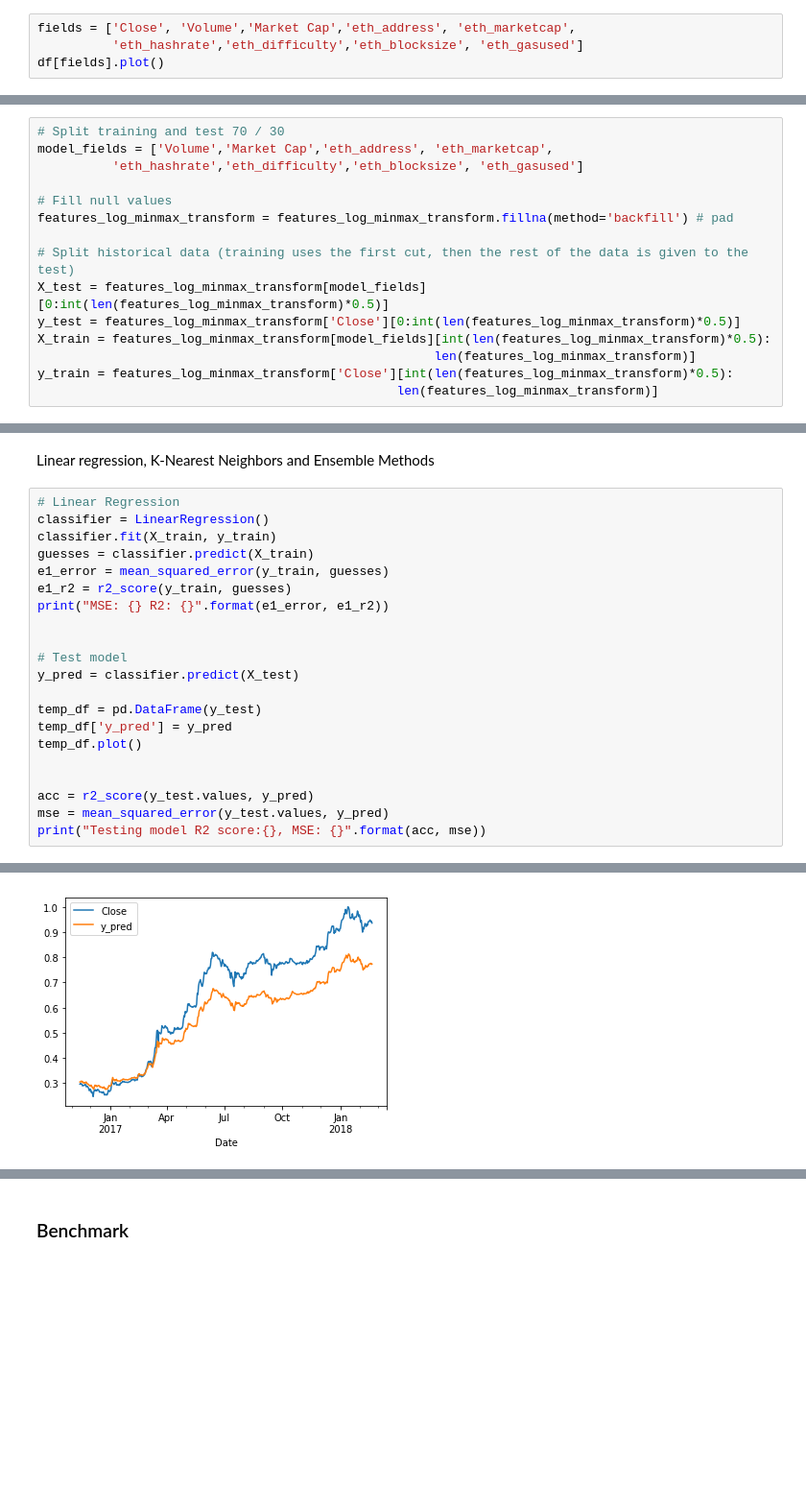
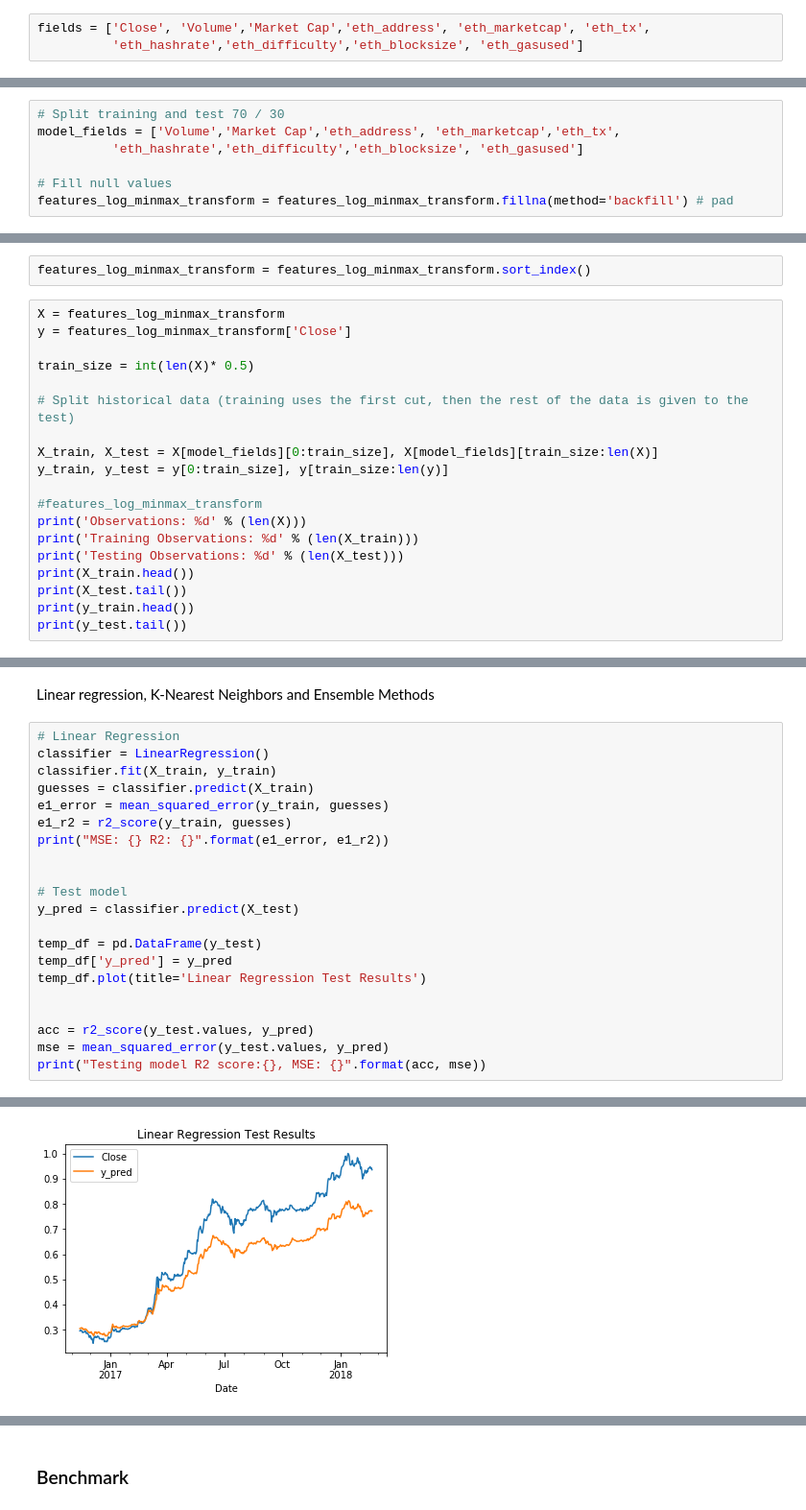
Before and after one commit to nkittsteiner/MLND-capstone-project, a Jupyter notebook: MLND_proposal.ipynb, the cells around one changed output, grey strips where cells are left out. Shown at 96% size. Drawn from its saved outputs; the diff is of its cells as text; blank space fills up the shorter version.

Commit message:
First revision

```diff
--- a/MLND_proposal.ipynb
+++ b/MLND_proposal.ipynb
@@ -143,4 +147,3 @@ heatmap(df.corr(),yticklabels=df.columns, xticklabels=df.columns)
 # %%
-fields = ['Close', 'Volume','Market Cap','eth_address', 'eth_marketcap',
+fields = ['Close', 'Volume','Market Cap','eth_address', 'eth_marketcap', 'eth_tx',
           'eth_hashrate','eth_difficulty','eth_blocksize', 'eth_gasused']
-df[fields].plot()
@@ -172,15 +177,7 @@ features_log_minmax_transform[:100][fields].plot(figsize=(20,10))
 # %%
 # Split training and test 70 / 30
-model_fields = ['Volume','Market Cap','eth_address', 'eth_marketcap',
+model_fields = ['Volume','Market Cap','eth_address', 'eth_marketcap','eth_tx',
           'eth_hashrate','eth_difficulty','eth_blocksize', 'eth_gasused']
 
 # Fill null values
 features_log_minmax_transform = features_log_minmax_transform.fillna(method='backfill') # pad
-
-# Split historical data (training uses the first cut, then the rest of the data is given to the test)
-X_test = features_log_minmax_transform[model_fields][0:int(len(features_log_minmax_transform)*0.5)]
-y_test = features_log_minmax_transform['Close'][0:int(len(features_log_minmax_transform)*0.5)]
-X_train = features_log_minmax_transform[model_fields][int(len(features_log_minmax_transform)*0.5):
-                                                     len(features_log_minmax_transform)]
-y_train = features_log_minmax_transform['Close'][int(len(features_log_minmax_transform)*0.5):
-                                                len(features_log_minmax_transform)]
@@ -190,0 +189,21 @@ print(len(X_train), len(y_train), len(X_test), len(y_test), len(df))
+# %%
+features_log_minmax_transform = features_log_minmax_transform.sort_index()
+# %%
+X = features_log_minmax_transform
+y = features_log_minmax_transform['Close']
+
+train_size = int(len(X)* 0.5)
+
+# Split historical data (training uses the first cut, then the rest of the data is given to the test)
+
+X_train, X_test = X[model_fields][0:train_size], X[model_fields][train_size:len(X)]
+y_train, y_test = y[0:train_size], y[train_size:len(y)]
+
+#features_log_minmax_transform
+print('Observations: %d' % (len(X)))
+print('Training Observations: %d' % (len(X_train)))
+print('Testing Observations: %d' % (len(X_test)))
+print(X_train.head())
+print(X_test.tail())
+print(y_train.head())
+print(y_test.tail())
@@ -234,7 +274,7 @@ y_pred = classifier.predict(X_test)
 
 temp_df = pd.DataFrame(y_test)
 temp_df['y_pred'] = y_pred
-temp_df.plot()
+temp_df.plot(title='Linear Regression Test Results')
 
 
 acc = r2_score(y_test.values, y_pred)
@@ -246,4 +286,4 @@ Testing model R2 score:0.76801970557, MSE: 0.0124470172509
-[figure, old version]
+[figure, new version]
 # %%
 #K-Nearest Neighbors Regressor
 from sklearn.neighbors import KNeighborsRegressor
```
Also changed, not shown: parts of 27 cells of this notebook, 17 other files.
